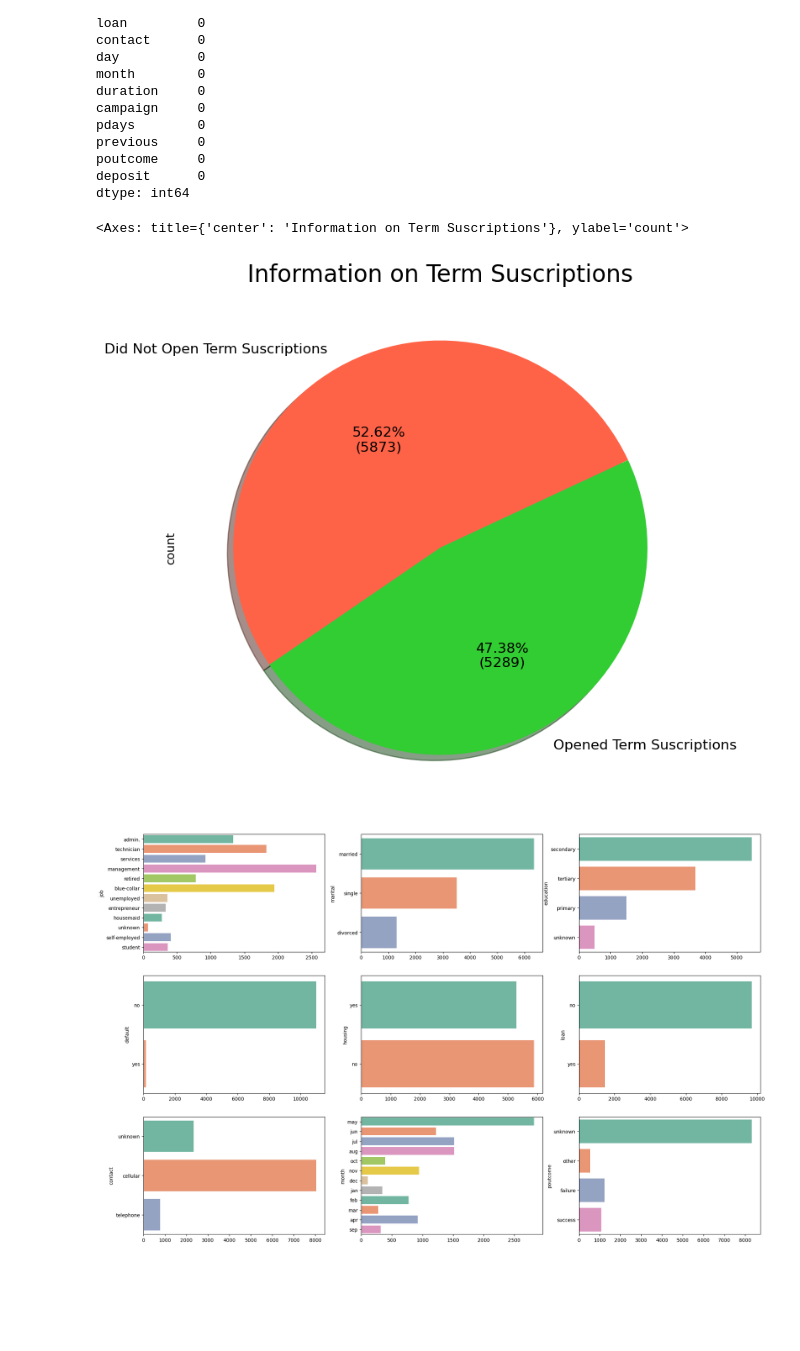
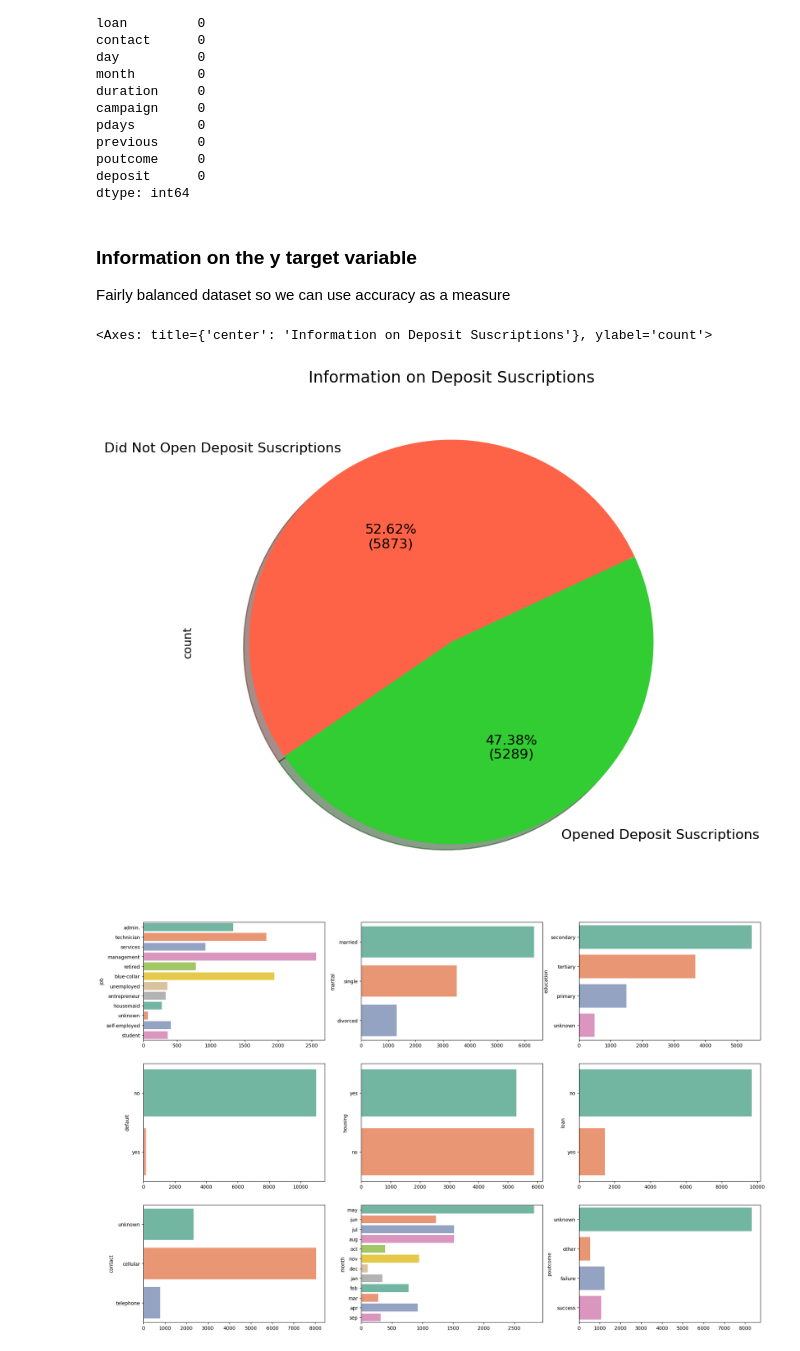
Before and after one commit to Migas77/FAA_Assignment1, a Jupyter notebook: bank_data_analysis.ipynb, the cells around one changed output. Saved outputs shown, nothing was run; the diff lists cells and outputs as text; code cells hidden in the pictures; blank space fills up the shorter version.

```diff
--- a/bank_data_analysis.ipynb
+++ b/bank_data_analysis.ipynb
@@ -82,22 +102,27 @@ previous     0
 poutcome     0
 deposit      0
 dtype: int64
+# %% [markdown]
+### Information on the y target variable
+Fairly balanced dataset so we can use accuracy as a measure
 # %%
 y_counts = df["deposit"].value_counts()
 f, ax = plt.subplots(figsize=(8,8))
 
 colors = ["tomato", "limegreen"]
-labels ="Did Not Open Term Suscriptions", "Opened Term Suscriptions"
+labels ="Did Not Open Deposit Suscriptions", "Opened Deposit Suscriptions"
 
-plt.title('Information on Term Suscriptions', fontsize=20)
+plt.title('Information on Deposit Suscriptions', fontsize=14)
 
 y_counts.plot.pie(
   autopct=lambda pct: '{:.2f}%\n({})'.format(pct, int(round(pct*sum(y_counts)/100.0))),
   ax=ax, shadow=True, colors=colors, labels=labels, fontsize=12, startangle=25
 )
+
+# Adapted of Janio Martinez Bachmann's code
 # %% [output]
-<Axes: title={'center': 'Information on Term Suscriptions'}, ylabel='count'>
+<Axes: title={'center': 'Information on Deposit Suscriptions'}, ylabel='count'>
-[figure, old version]
+[figure, new version]
 # %%
 # Distribution Categorical Data
 categorical_columns = df.columns[df.dtypes == 'object']
```
Also changed, not shown: parts of 8 cells of this notebook.
